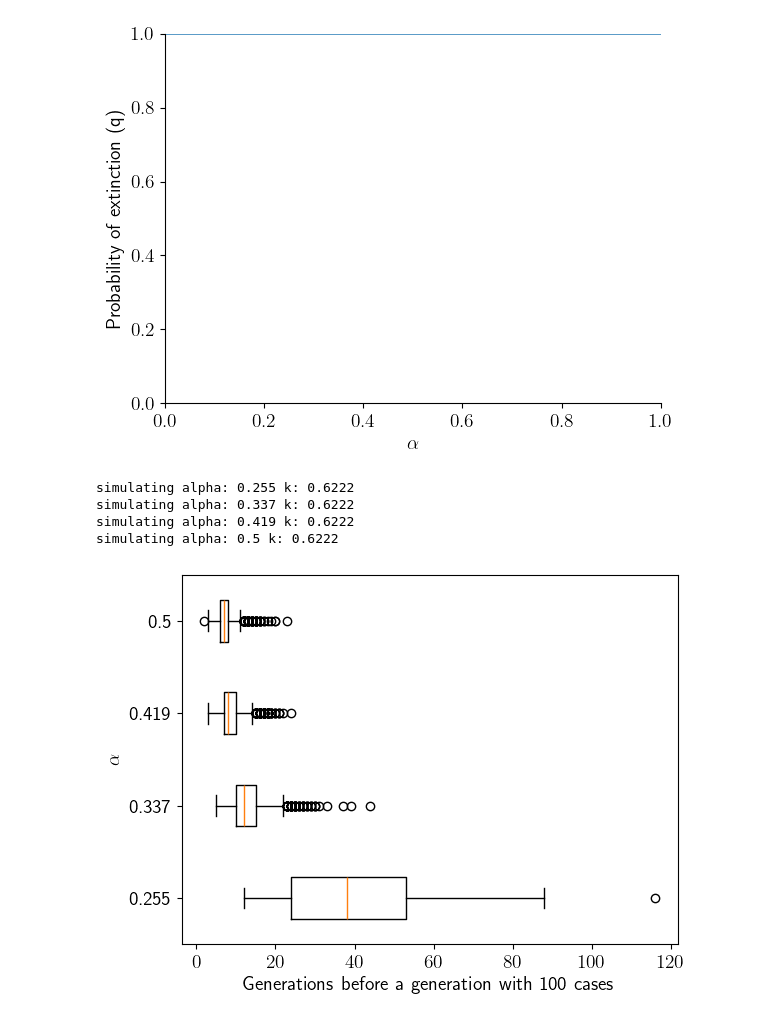
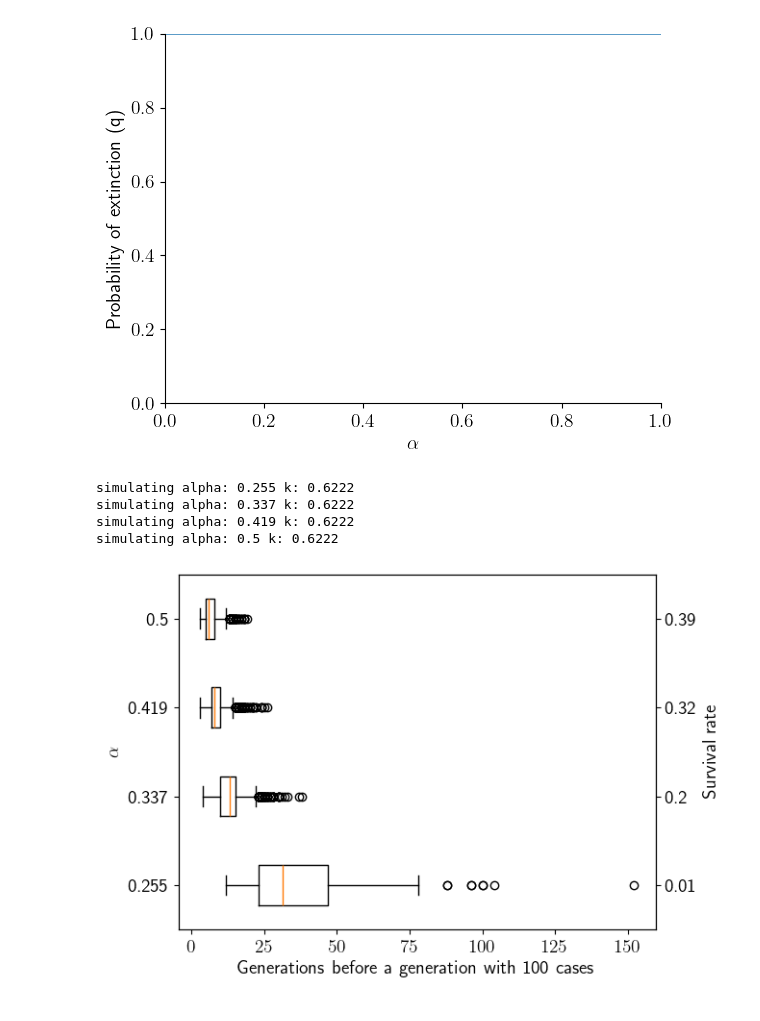
Before and after one commit to JasonThomasData/honours_project, a Jupyter notebook: src/Charts_ExtinctionProbabilities.ipynb, the cells around one changed output. Cells and saved outputs as stored; diff of their text form; code cells hidden in the pictures.

```diff
--- a/src/Charts_ExtinctionProbabilities.ipynb
+++ b/src/Charts_ExtinctionProbabilities.ipynb
@@ -122,9 +123,12 @@ def get_alpha_values_for_plot(m, alpha_plot_max=0.5, alpha_value_plot_count=4):
     return alpha_values
 
 def simulate_outbreaks_per_alpha(parameters_for_gamma_dist, k):
-    reached_target_generation_counts = {}
+    simulation_data = {}
+    simulation_data["reached_target_generation_counts"] = {}
+    simulation_data["survival_rate"]= {}
     for alpha in parameters_for_gamma_dist.keys():
-        reached_target_generation_counts[alpha] = []
+        simulation_data["reached_target_generation_counts"][alpha] = []
+
         print("simulating alpha:", alpha, "k:", k)
 
         first_outbreak_to_reach_target = None
@@ -132,40 +136,52 @@ def simulate_outbreaks_per_alpha(parameters_for_gamma_dist, k):
                                                             scale=parameters_for_gamma_dist[alpha]["scale"])
         target = 100
         max_outbreaks = 10000
+        extinction_tally = 0
 
         for _ in range(0, max_outbreaks):
             outbreak = simulate_outbreak(poisson_process_generator, target)
-            if outbreak["extinct"] is False:
-                reached_target_generation_counts[alpha].append(len(outbreak["history"])-1)
+            if outbreak["extinct"] is True:
+                extinction_tally = extinction_tally + 1
+            else:
+                simulation_data["reached_target_generation_counts"][alpha].append(len(outbreak["history"])-1)
 
-    return reached_target_generation_counts
+        simulation_data["survival_rate"][alpha] = 1 - (extinction_tally/max_outbreaks)
 
-def plot_simulation_per_alpha(alpha_values, reached_target_generation_counts, year, tick_species, host_species):
+    return simulation_data
+
+def plot_simulation_per_alpha(alpha_values, simulation_data, year, tick_species, host_species):
     alpha_labels = [str(alpha) for alpha in alpha_values]
-    plt.boxplot(list(reached_target_generation_counts.values()), tick_labels=alpha_labels, vert=False)
-    plt.xlabel("Generations before a generation with 100 cases")
-    plt.ylabel(r'$\displaystyle \alpha $')
+    survival_rate_2dp = [round(x, 2) for x in simulation_data["survival_rate"].values()]
+    fig, ax1 = plt.subplots()
+    ax1.boxplot(list(simulation_data["reached_target_generation_counts"].values()), tick_labels=alpha_labels, vert=False)
+    ax1.set_xlabel("Generations before a generation with 100 cases")
+    ax1.set_ylabel(r'$\displaystyle \alpha $')
+
+    ax2 = ax1.twinx()
+    ax2.set_yticks([1/8,3/8,5/8,7/8], labels=survival_rate_2dp)
+    ax2.set_ylabel("Survival rate")
+
     plt.savefig('figs/firstGeneration100_{}_{}_{}.png'.format(year, tick_species, host_species), dpi=300, bbox_inches="tight")
 # %%
 # 2004, I. ricinus, SA
 
 m = 3.928571
 k = 0.6222
 
 alpha_values = get_alpha_values_for_plot(m)
 parameters_for_gamma_dist = to_shape_scale_per_alpha(k, m, alpha_values)
-reached_target_generation_counts = simulate_outbreaks_per_alpha(parameters_for_gamma_dist, k)
+simulation_data = simulate_outbreaks_per_alpha(parameters_for_gamma_dist, k)
 
 year = 2004
 tick_species = "I. ricinus"
 host_species = "SA"
-plot_simulation_per_alpha(alpha_values, reached_target_generation_counts, year, tick_species, host_species)
+plot_simulation_per_alpha(alpha_values, simulation_data, year, tick_species, host_species)
 # %% [output]
 simulating alpha: 0.255 k: 0.6222
 simulating alpha: 0.337 k: 0.6222
 simulating alpha: 0.419 k: 0.6222
 simulating alpha: 0.5 k: 0.6222
-[figure, old version]
+[figure, new version]
 # %%
 # 2004, I. trianguliceps, SA
 
```
Also changed, not shown: parts of 16 cells of this notebook, 22 other files.
